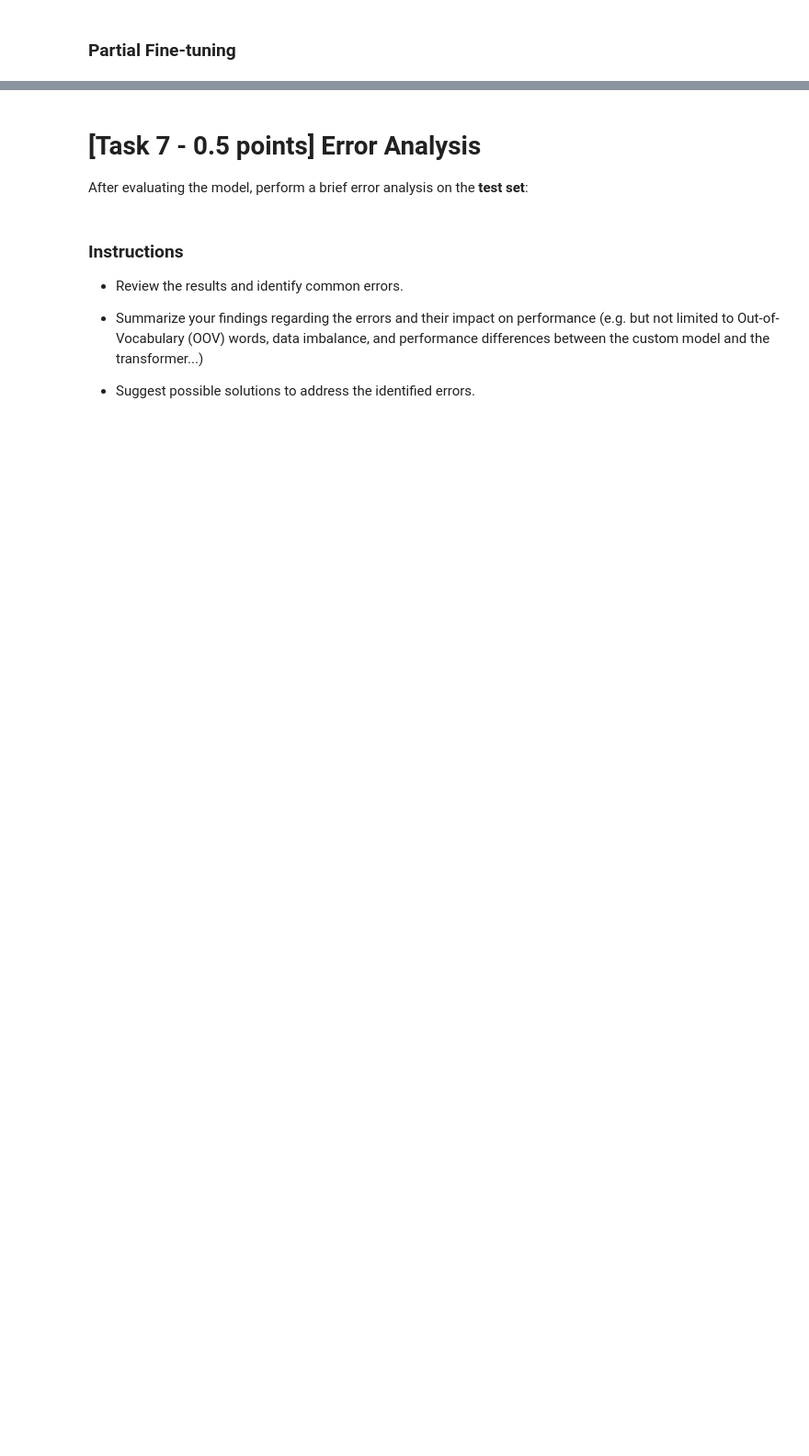
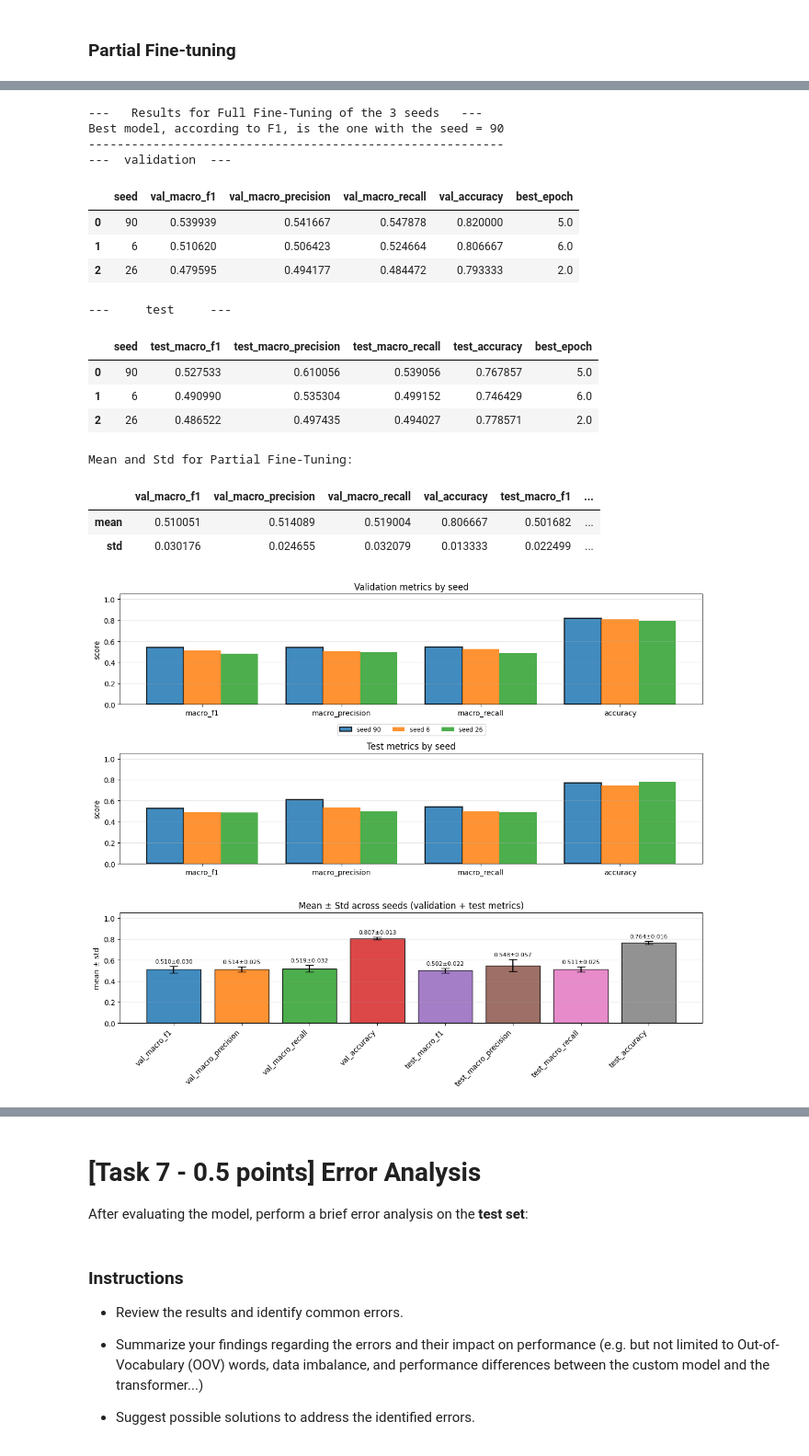
Before and after one commit to 26leonardo/NLP_project, a Jupyter notebook: A1/Assignment1-2526.ipynb, the cells around one changed output, grey strips where cells are left out. Shown at 92% size. Cells and saved outputs as stored; diff of their text form; code cells hidden in the pictures; blank space fills up the shorter version.

```diff
--- a/A1/Assignment1-2526.ipynb
+++ b/A1/Assignment1-2526.ipynb
@@ -1627,0 +1504,12 @@ Mean and Std for Partial Fine-Tuning:
+# %%
+results, logs, best_model_dirs = train_evaluate_model(
+    seeds=seeds,
+    hyperparameters=hyper,
+    output_dir=output_dir,
+    fine_tune_partially=False,
+    early_patience=2,
+    VERBOSE=True,
+    best_subdir_name="best_model"
+)
+df_out = pd.DataFrame(results)
+df_out = df_out.sort_values("val_macro_f1", ascending=False).reset_index(drop=True)
@@ -1627,0 +1567,21 @@ Mean and Std for Partial Fine-Tuning:
+# %%
+agg, best_run, best_seed = print_outputs_and_hystograms(df_out, name_model="Full")
+# %% [output]
+---   Results for Full Fine-Tuning of the 3 seeds   ---
+Best model, according to F1, is the one with the seed = 90
+----------------------------------------------------------
+---  validation  ---
+|  | seed | val_macro_f1 | val_macro_precision | val_macro_recall | val_accuracy | best_epoch |
+| 0 | 90 | 0.539939 | 0.541667 | 0.547878 | 0.820000 | 5.0 |
+| 1 | 6 | 0.510620 | 0.506423 | 0.524664 | 0.806667 | 6.0 |
+| 2 | 26 | 0.479595 | 0.494177 | 0.484472 | 0.793333 | 2.0 |
+---     test     ---
+|  | seed | test_macro_f1 | test_macro_precision | test_macro_recall | test_accuracy | best_epoch |
+| 0 | 90 | 0.527533 | 0.610056 | 0.539056 | 0.767857 | 5.0 |
+| 1 | 6 | 0.490990 | 0.535304 | 0.499152 | 0.746429 | 6.0 |
+| 2 | 26 | 0.486522 | 0.497435 | 0.494027 | 0.778571 | 2.0 |
+Mean and Std for Partial Fine-Tuning:
+|  | val_macro_f1 | val_macro_precision | val_macro_recall | val_accuracy | test_macro_f1 | ... |
+| mean | 0.510051 | 0.514089 | 0.519004 | 0.806667 | 0.501682 | ... |
+| std | 0.030176 | 0.024655 | 0.032079 | 0.013333 | 0.022499 | ... |
+[figure, added]
```
Also changed, not shown: parts of 43 cells of this notebook, 7 other files.
